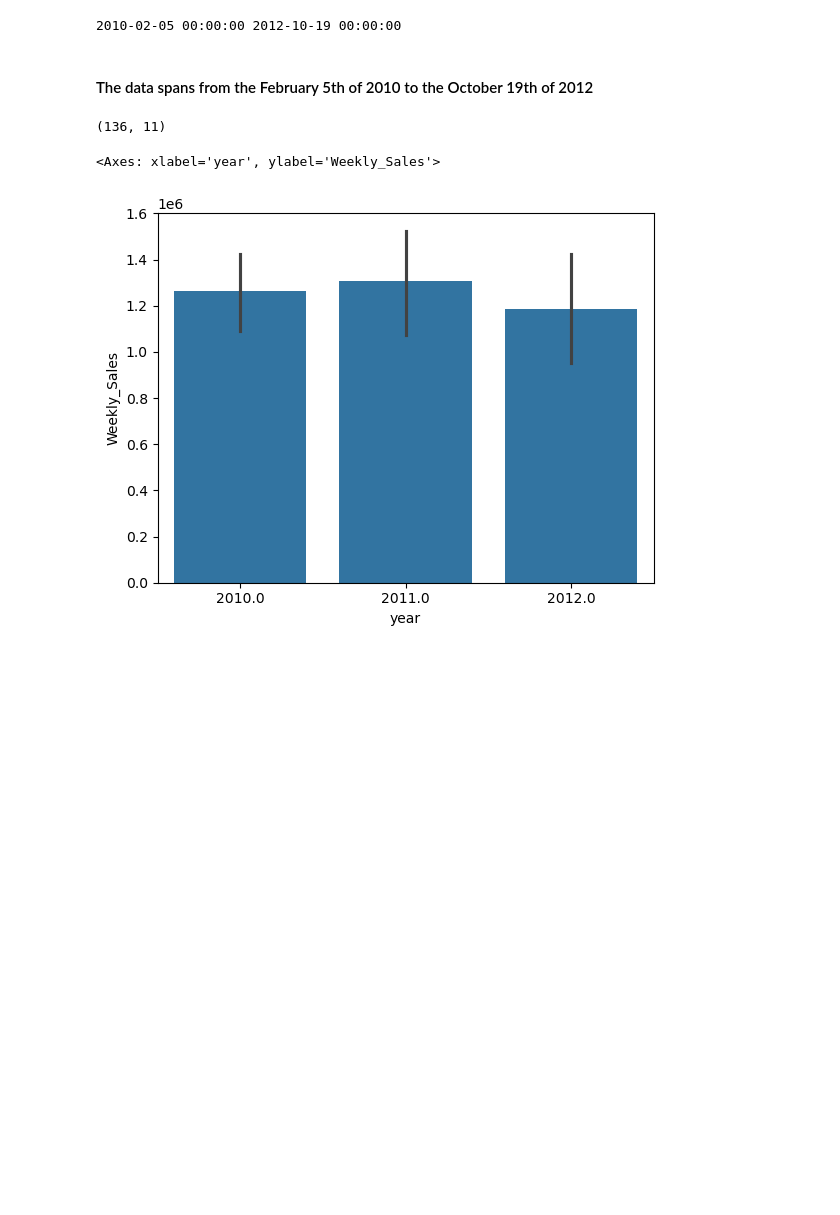
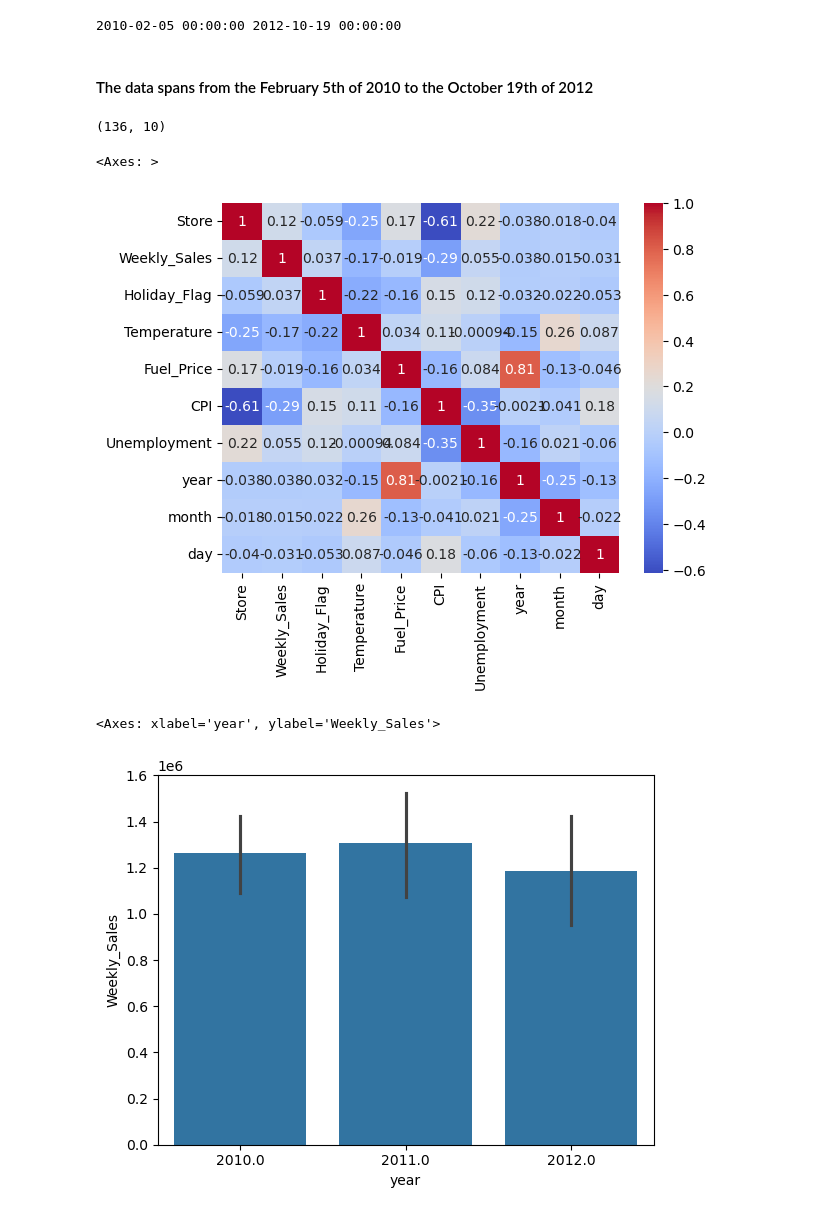
Before and after one commit to ValentinLhoteWork/PROJECTS-Supervised-Machine-Learning-Walmart, a Jupyter notebook: Project_supervised_Walmart.ipynb, the cells around one changed output. Drawn from its saved outputs; the diff is of its cells as text; code cells hidden in the pictures; blank space fills up the shorter version.

```diff
--- a/Project_supervised_Walmart.ipynb
+++ b/Project_supervised_Walmart.ipynb
@@ -75,14 +75,18 @@ print(start_date, end_date)
 df['year'] = df['Date'].dt.year
 df['month'] = df['Date'].dt.month
 df['day'] = df['Date'].dt.day
-df['dayofweek'] = df['Date'].dt.dayofweek
 df.drop('Date', axis=1, inplace=True)
 # %%
 df = df[df["Weekly_Sales"].notnull()]
 # %%
 df.shape
 # %% [output]
-(136, 11)
+(136, 10)
+# %%
+sns.heatmap(df.corr(), annot=True, cmap='coolwarm')
+# %% [output]
+<Axes: >
+[figure, added]
 # %%
 sns.barplot(x='year', y='Weekly_Sales', data=df)
 # %% [output]
```
Also changed, not shown: parts of 20 cells of this notebook.
